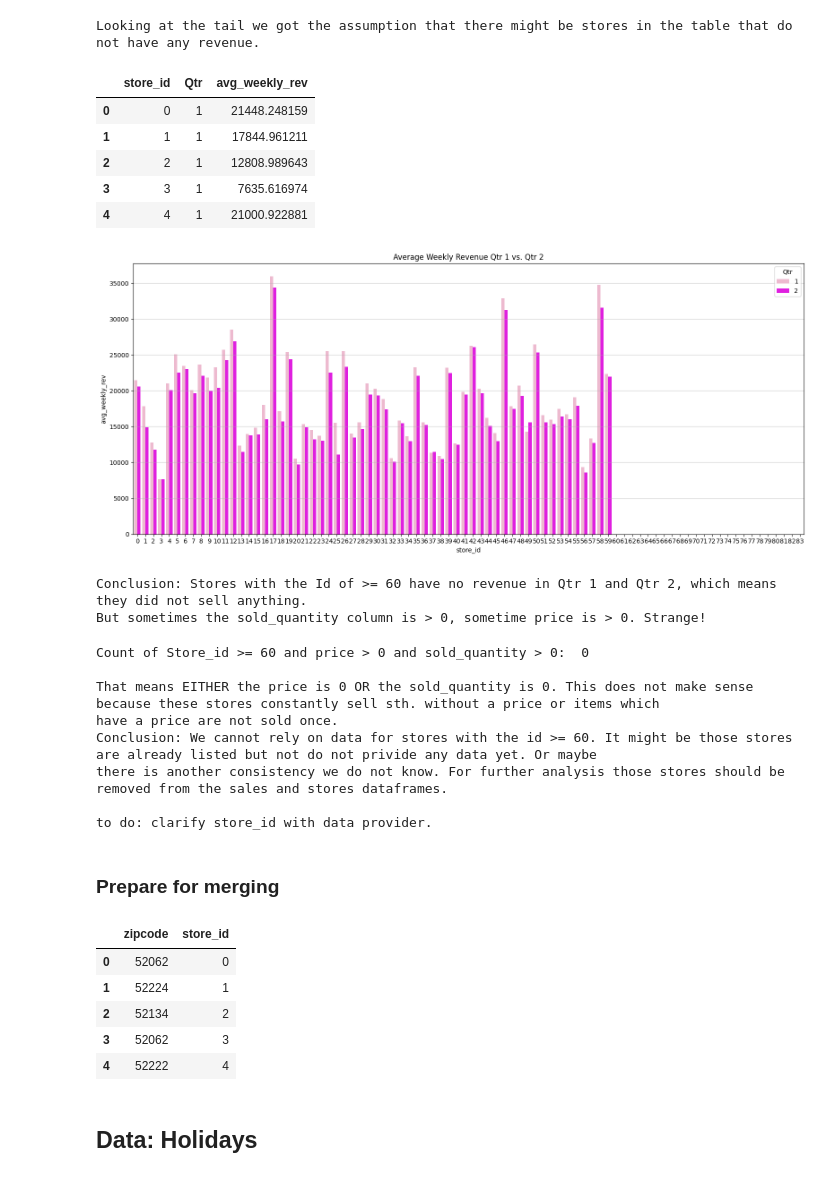
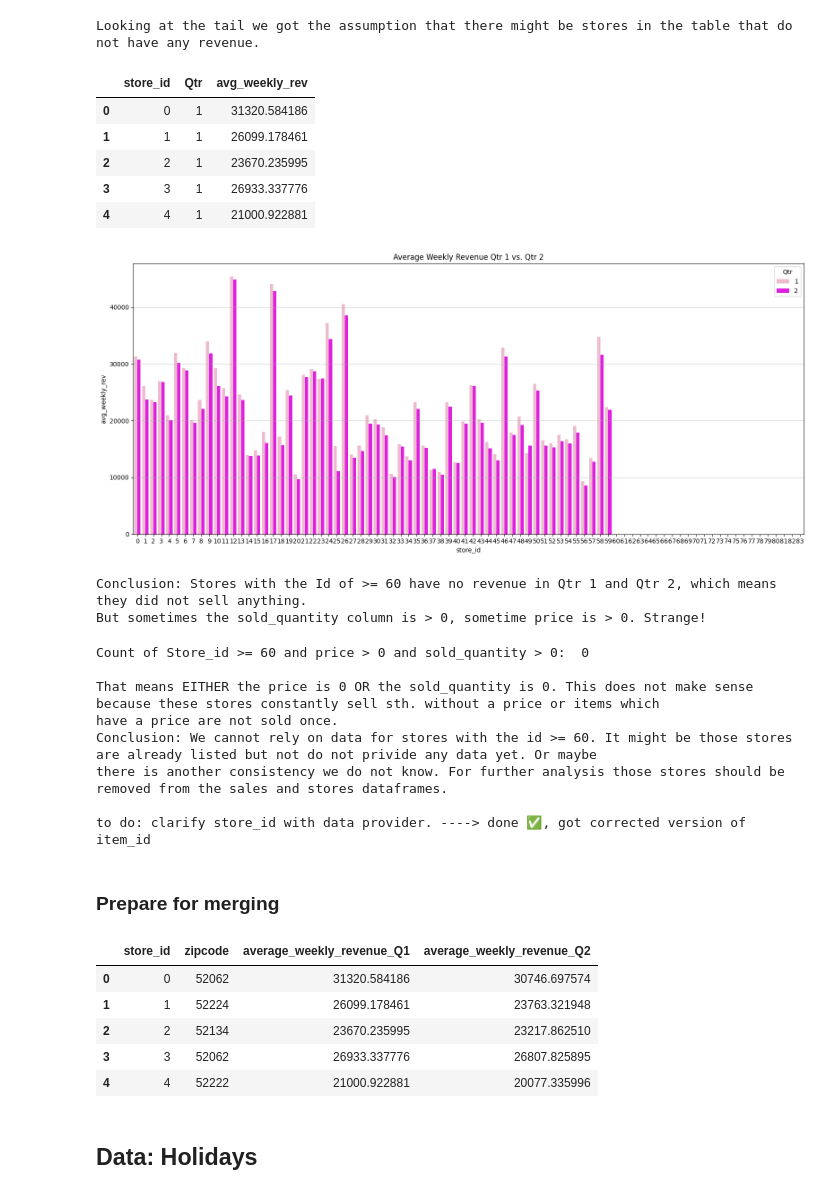
Before and after one commit to shuting-fish/food_prediction, a Jupyter notebook: visualization_fp.ipynb, the cells around one changed output. Cells and saved outputs as stored; diff of their text form; code cells hidden in the pictures.

Commit message:
new sales data with correctd item_id incorporated

```diff
--- a/visualization_fp.ipynb
+++ b/visualization_fp.ipynb
@@ -35,8 +35,14 @@ From foodforecast we have four data scources as .parquet files:
 ## __Data: Sales__
 # %%
 # loading data
-sales = pd.read_parquet('20260218_144523_sales_data.parquet', engine='pyarrow')
+
+# new file, item_id correct
+sales = pd.read_parquet('20260317_121949_sales_data.parquet', engine="fastparquet")
+
+# old
+#sales = pd.read_parquet('20260218_144523_sales_data.parquet', engine='pyarrow')
 # alternative
 #sales = pd.read_parquet('20260218_144523_sales_data.parquet', engine="fastparquet")
+
 display(sales.head())
 # %% [output]
@@ -608,8 +578,13 @@ sales_adj.head()
 # %%
 # loading stores
 
-stores = pd.read_parquet('20260218_144523_stores.parquet', engine='pyarrow')
+# new file
+stores = pd.read_parquet('20260317_121949_stores.parquet', engine='fastparquet')
+
+# old file
+#stores = pd.read_parquet('20260218_144523_stores.parquet', engine='pyarrow')
 #stores = pd.read_parquet('20260218_144523_stores.parquet', engine='fastparquet')
+
 stores.head()
 # %% [output]
 |  | subdivision_code | country_code | zipcode | average_weekly_revenue_Q1 | store_id |
@@ -767,38 +742,38 @@ print('Looking at the tail we got the assumption that there might be stores in t
 Looking at the tail we got the assumption that there might be stores in the table that do not have any revenue.
 # %%
 # melting avg weekly columns for plotting
-stores_rev = stores_rev.melt(id_vars='store_id', value_vars=['average_weekly_revenue_Q1', 'average_weekly_revenue_Q2'], var_name='Qtr', value_name='avg_weekly_rev')
+stores_rev_melt = stores_rev.melt(id_vars='store_id', value_vars=['average_weekly_revenue_Q1', 'average_weekly_revenue_Q2'], var_name='Qtr', value_name='avg_weekly_rev')
 
 # renaming values of Qtr to 1 or 2
-stores_rev['Qtr'] = stores_rev.Qtr.str[24:]
+stores_rev_melt['Qtr'] = stores_rev_melt.Qtr.str[24:]
 
 # check
-stores_rev.head()
+stores_rev_melt.head()
 # %% [output]
 |  | store_id | Qtr | avg_weekly_rev |
-| 0 | 0 | 1 | 21448.248159 |
-| 1 | 1 | 1 | 17844.961211 |
-| 2 | 2 | 1 | 12808.989643 |
-| 3 | 3 | 1 | 7635.616974 |
+| 0 | 0 | 1 | 31320.584186 |
+| 1 | 1 | 1 | 26099.178461 |
+| 2 | 2 | 1 | 23670.235995 |
+| 3 | 3 | 1 | 26933.337776 |
 | 4 | 4 | 1 | 21000.922881 |
 # %%
 # weekly rev qtr1 2025 by store: plot
 
 # barplot to visualize out assumtion
 plt.figure(figsize=(16,7))
 
-bars = sns.barplot(data=stores_rev, x='store_id', y='avg_weekly_rev', hue='Qtr', palette=['#F6B1CE', '#FF00FF'])
+bars = sns.barplot(data=stores_rev_melt, x='store_id', y='avg_weekly_rev', hue='Qtr', palette=['#F6B1CE', '#FF00FF'])
 plt.grid(axis='y', alpha=0.6)
 plt.title('Average Weekly Revenue Qtr 1 vs. Qtr 2')
 plt.tight_layout()
 plt.show()
 
 
 # conclusion store_id  >= 60
 print('Conclusion: Stores with the Id of >= 60 have no revenue in Qtr 1 and Qtr 2, which means they did not sell anything. \nBut sometimes the sold_quantity column is > 0\
 , sometime price is > 0. Strange!')
 # %% [output]
-[figure, old version]
+[figure, new version]
 Conclusion: Stores with the Id of >= 60 have no revenue in Qtr 1 and Qtr 2, which means they did not sell anything.
 But sometimes the sold_quantity column is > 0, sometime price is > 0. Strange!
 # %%
@@ -811,7 +786,7 @@ print('\nThat means EITHER the price is 0 OR the sold_quantity is 0. This does n
 print('Conclusion: We cannot rely on data for stores with the id >= 60. It might be those stores are already listed but not do not privide any data yet. Or maybe\
       \nthere is another consistency we do not know. For further analysis those stores should be removed from the sales and stores dataframes.')
 
-print('\nto do: clarify store_id with data provider.')
+print('\nto do: clarify store_id with data provider. ----> done ✅, got corrected version of item_id')
 # %% [output]
 Count of Store_id >= 60 and price > 0 and sold_quantity > 0:  0
 
@@ -820,22 +795,30 @@ have a price are not sold once.
 Conclusion: We cannot rely on data for stores with the id >= 60. It might be those stores are already listed but not do not privide any data yet. Or maybe
 there is another consistency we do not know. For further analysis those stores should be removed from the sales and stores dataframes.
 
-to do: clarify store_id with data provider.
+to do: clarify store_id with data provider. ----> done ✅, got corrected version of item_id
 # %% [markdown]
 ### __Prepare for merging__
 # %%
 # we have already deleted constand variables - now we delete average_weekly_revenure_Q1. We don't need it for modeling.
 # we only need zipcode and store_id of this data.
 
-stores = stores.drop('average_weekly_revenue_Q1', axis=1, errors='ignore')
-stores.head()
+
+# NOTE: since we got in sales data V2 the revenue for Q2 - it may be good to keep the revenure
+
+
+#stores = stores.drop('average_weekly_revenue_Q1', axis=1, errors='ignore')
+#stores_rev.head()
+
+# re-arranging column order to make it cleaner
+stores_rev = stores_rev[['store_id', 'zipcode', 'average_weekly_revenue_Q1', 'average_weekly_revenue_Q2']]
+stores_rev.head()
 # %% [output]
-|  | zipcode | store_id |
-| 0 | 52062 | 0 |
-| 1 | 52224 | 1 |
-| 2 | 52134 | 2 |
-| 3 | 52062 | 3 |
-| 4 | 52222 | 4 |
+|  | store_id | zipcode | average_weekly_revenue_Q1 | average_weekly_revenue_Q2 |
+| 0 | 0 | 52062 | 31320.584186 | 30746.697574 |
+| 1 | 1 | 52224 | 26099.178461 | 23763.321948 |
+| 2 | 2 | 52134 | 23670.235995 | 23217.862510 |
+| 3 | 3 | 52062 | 26933.337776 | 26807.825895 |
+| 4 | 4 | 52222 | 21000.922881 | 20077.335996 |
 # %% [markdown]
 ## __Data: Holidays__
 # %%
```
Also changed, not shown: parts of 40 cells of this notebook.
